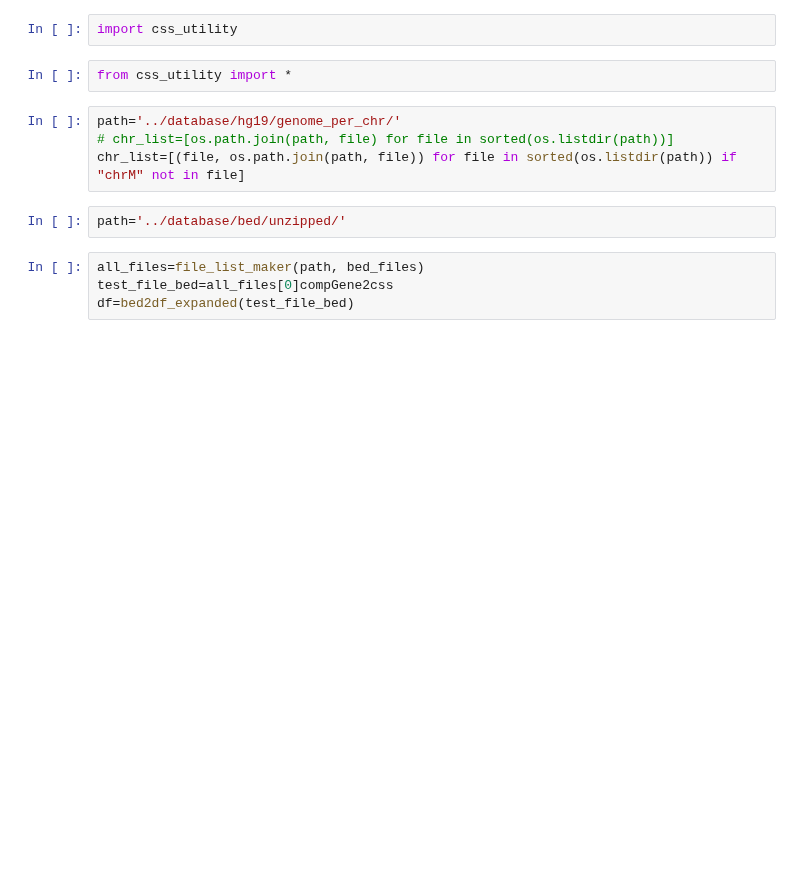
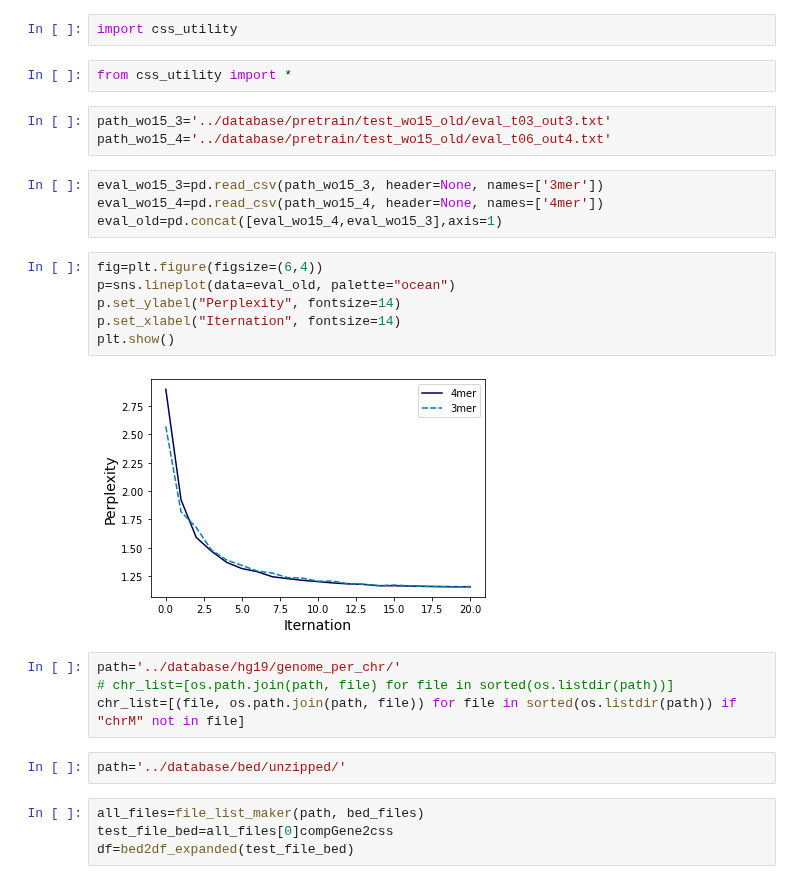
Before and after one commit to caocao0525/NSP, a Jupyter notebook: re_train_test.ipynb, the cells around one changed output. Saved outputs shown, nothing was run; the diff lists cells and outputs as text; blank space fills up the shorter version.

```diff
--- a/re_train_test.ipynb
+++ b/re_train_test.ipynb
@@ -23,6 +25,21 @@ import pickle
 import css_utility
 # %%
 from css_utility import *
+# %%
+path_wo15_3='../database/pretrain/test_wo15_old/eval_t03_out3.txt'
+path_wo15_4='../database/pretrain/test_wo15_old/eval_t06_out4.txt'
+# %%
+eval_wo15_3=pd.read_csv(path_wo15_3, header=None, names=['3mer'])
+eval_wo15_4=pd.read_csv(path_wo15_4, header=None, names=['4mer'])
+eval_old=pd.concat([eval_wo15_4,eval_wo15_3],axis=1)
+# %%
+fig=plt.figure(figsize=(6,4))
+p=sns.lineplot(data=eval_old, palette="ocean")
+p.set_ylabel("Perplexity", fontsize=14)
+p.set_xlabel("Iternation", fontsize=14)
+plt.show()
+# %% [output]
+[figure, added]
 # %%
 path='../database/hg19/genome_per_chr/'
 # chr_list=[os.path.join(path, file) for file in sorted(os.listdir(path))]
```
Also changed, not shown: parts of 1 cell of this notebook, 1 other file.
